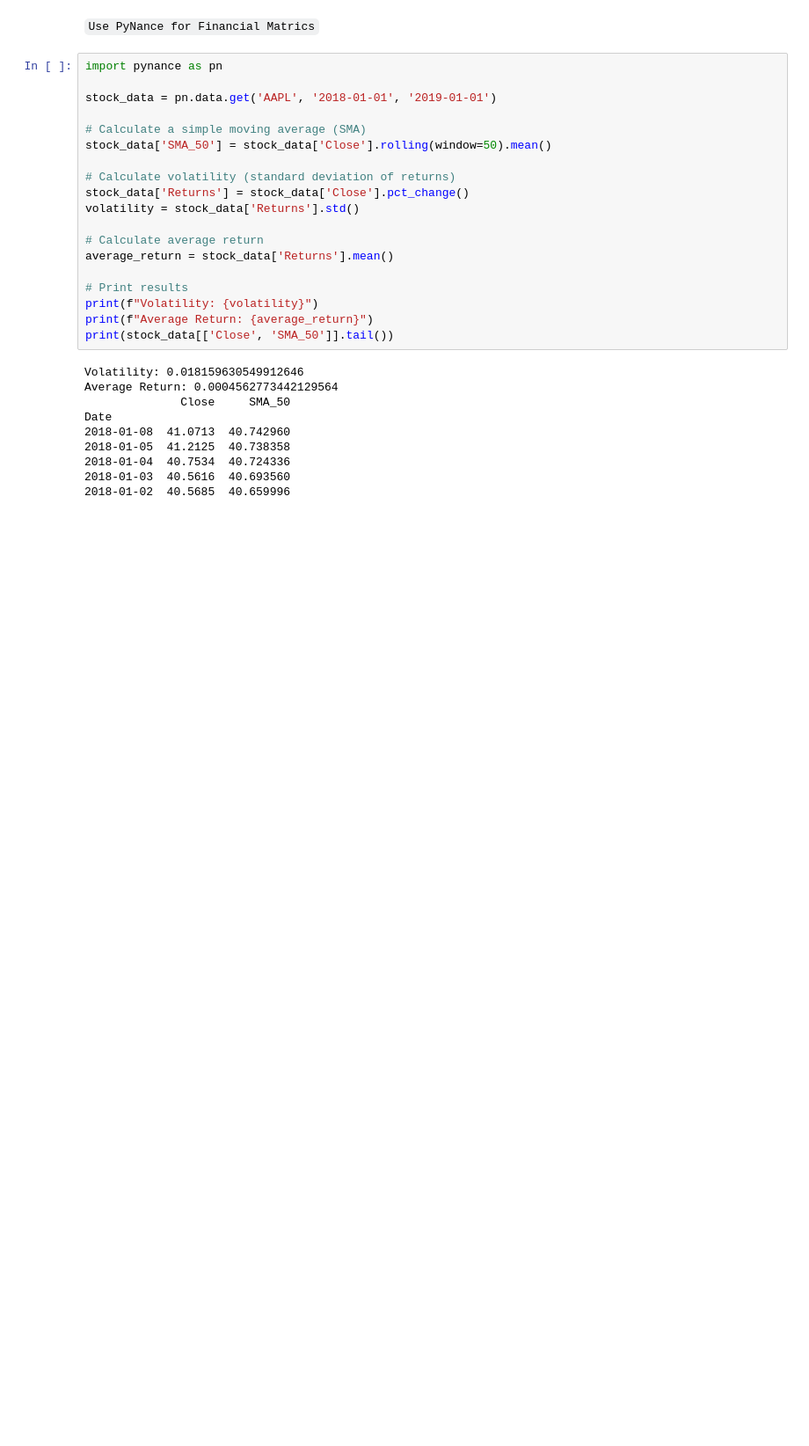
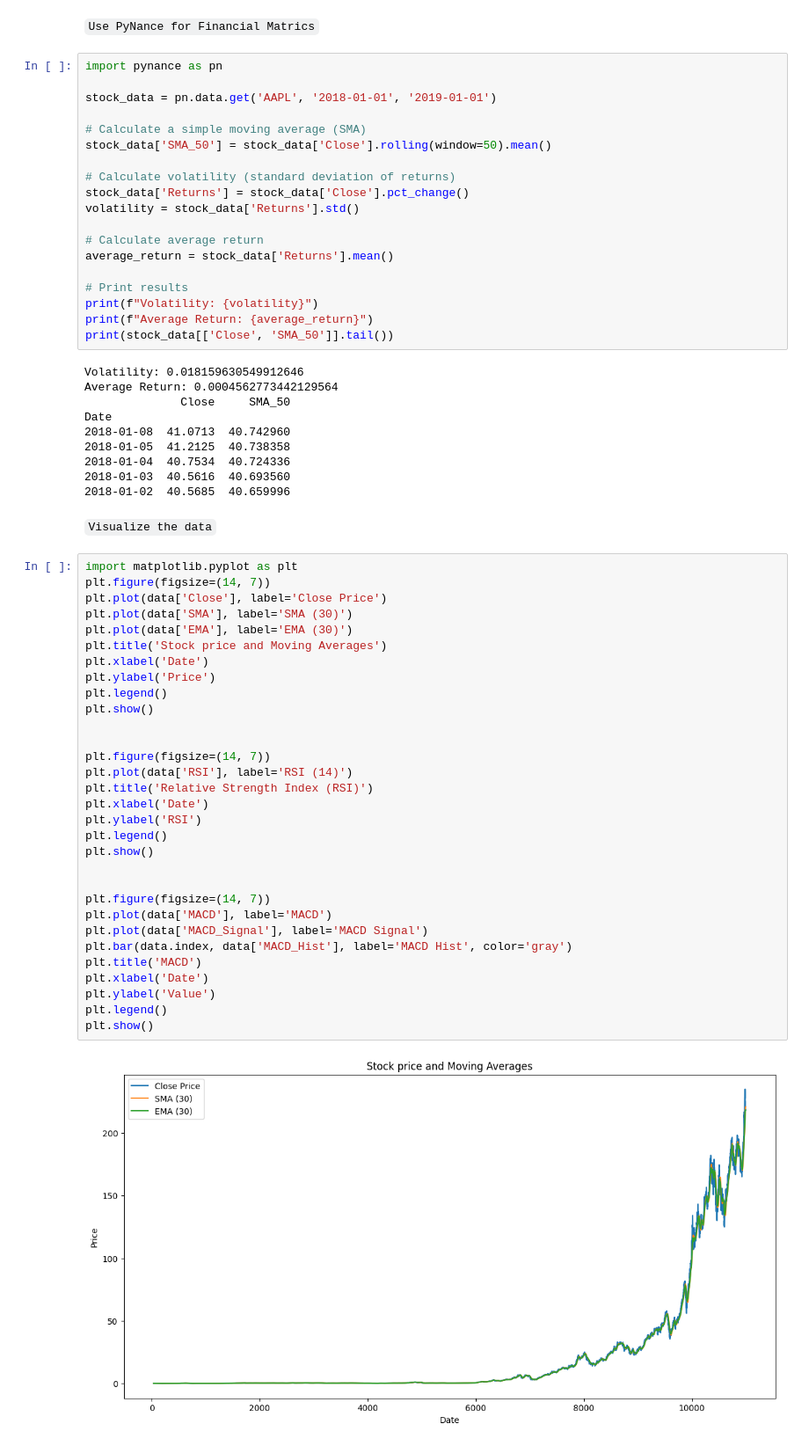
Before and after one commit to teddyhabtamu/Kifiya-AIM-Week-1, a Jupyter notebook: notebooks/AAPL_Analysis_indicator_financial_matrics.ipynb, the cells around one changed output. Shown at 88% size. Saved outputs shown, nothing was run; the diff lists cells and outputs as text; blank space fills up the shorter version.

Commit message:
Data visualization

```diff
--- a/notebooks/AAPL_Analysis_indicator_financial_matrics.ipynb
+++ b/notebooks/AAPL_Analysis_indicator_financial_matrics.ipynb
@@ -75,3 +75,38 @@ Date
 2018-01-04  40.7534  40.724336
 2018-01-03  40.5616  40.693560
 2018-01-02  40.5685  40.659996
+# %% [markdown]
+`Visualize the data`
+# %%
+import matplotlib.pyplot as plt
+plt.figure(figsize=(14, 7))
+plt.plot(data['Close'], label='Close Price')
+plt.plot(data['SMA'], label='SMA (30)')
+plt.plot(data['EMA'], label='EMA (30)')
+plt.title('Stock price and Moving Averages')
+plt.xlabel('Date')
+plt.ylabel('Price')
+plt.legend()
+plt.show()
+
+
+plt.figure(figsize=(14, 7))
+plt.plot(data['RSI'], label='RSI (14)')
+plt.title('Relative Strength Index (RSI)')
+plt.xlabel('Date')
+plt.ylabel('RSI')
+plt.legend()
+plt.show()
+
+
+plt.figure(figsize=(14, 7))
+plt.plot(data['MACD'], label='MACD')
+plt.plot(data['MACD_Signal'], label='MACD Signal')
+plt.bar(data.index, data['MACD_Hist'], label='MACD Hist', color='gray')
+plt.title('MACD')
+plt.xlabel('Date')
+plt.ylabel('Value')
+plt.legend()
+plt.show()
+# %% [output]
+[figure, added]
```
Also changed, not shown: parts of 1 cell of this notebook.
